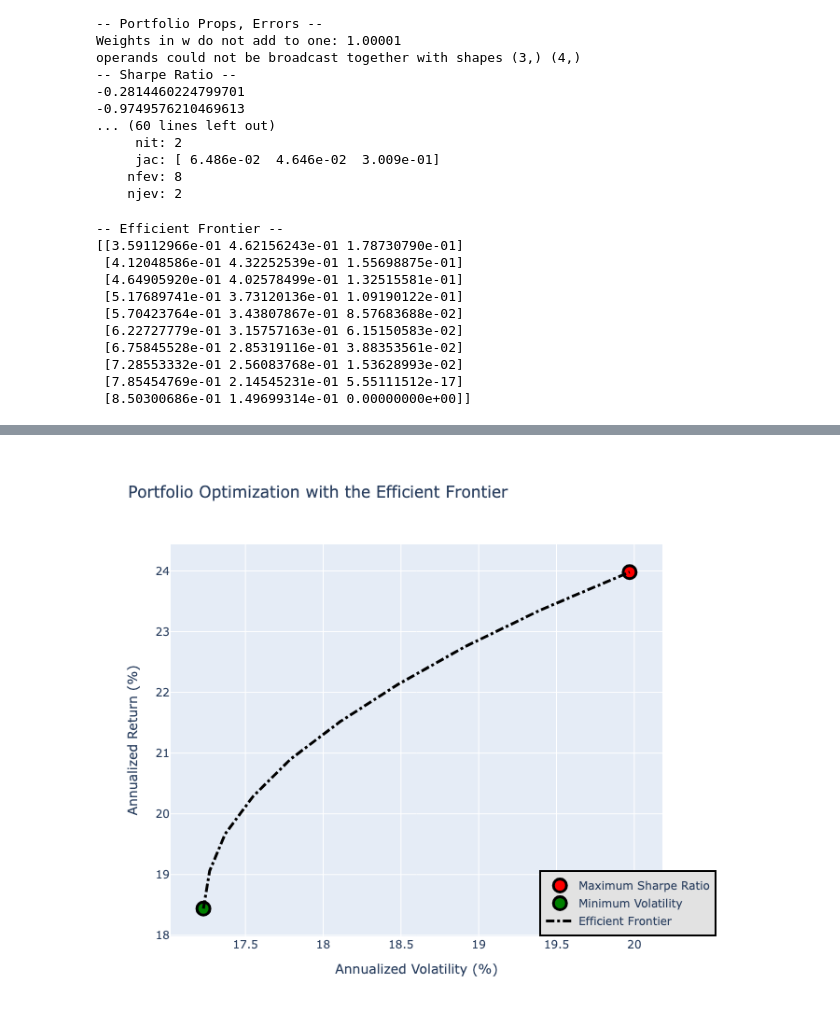
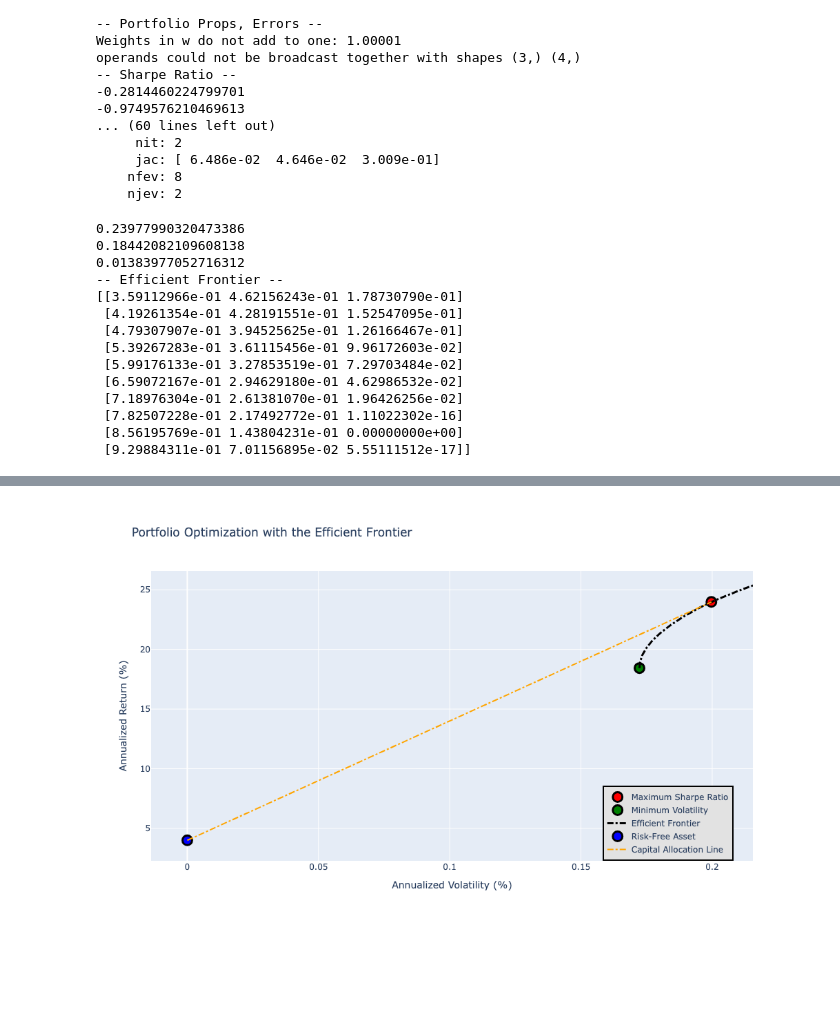
Before and after one commit to Rtasseff/condor_test, a Jupyter notebook: project/202411_refact_optWF.ipynb, the cells around one changed output, grey strips where cells are left out. Cells and saved outputs as stored; diff of their text form; code cells hidden in the pictures; blank space fills up the shorter version.

Commit message:
updated EF graph

```diff
--- a/project/202411_refact_optWF.ipynb
+++ b/project/202411_refact_optWF.ipynb
@@ -448,25 +448,50 @@ import plotly.graph_objects as go
 # Function to efficent frontier
 # get return seris to calculate over
 
-returnsEF = np.linspace(returnDispMin, returnSRMax, 10)
+print(returnSRMax)
+print(returnDispMin)
+delta = (returnSRMax-returnDispMin)/4
+print(delta)
 
+returnsEF = np.linspace(returnDispMin, returnSRMax+delta, 100)
 wEF,dispsEF = po.calc_efficient_frontier(returnExps, returnCoDispsSq, returnsEF, riskFreeRate=0.04, annualizeBy='M')
 print('-- Efficient Frontier --')
-print(wEF)
+print(wEF[range(0,100,10)])
 
 # we expectd a smooth transition from the
 # precalculated min disp weights to the
 # precalculated max SR weights and we got it
 # cehck
 
+relVol = np.sqrt(np.diagonal(returnCoDispsSq))/returnExps
 
+# Asset points
+asset_text = [
+    f"{sym}: Return: {round(ret * 100, 2)}%, Volatility: {round(vol * 100, 2)}%"
+    for sym, ret, vol in zip(syms, returnExps, relVol)
+]
+
+asset_points = go.Scatter(
+    name="Assets",
+    mode="markers",
+    x=[round(vol * 100, 2) for vol in relVol],
+    y=[round(ret * 100, 2) for ret in returnExps],
+    marker=dict(
+        color="gray",
+        size=14,
+        line=dict(
+            width=3,
+            color="black")),
+    text=asset_text,
+    hoverinfo='text'
+)
 #plot the efficient frontier
 
 # Max Sharpe Ratio trace
 MaxSharpeRatio = go.Scatter(
     name="Maximum Sharpe Ratio",
     mode="markers",
-    x=[round(dispSRMax * 100, 2)],
+    x=[dispSRMax],
     y=[round(returnSRMax * 100, 2)],
     marker=dict(
         color="red",
@@ -474,7 +499,7 @@ MaxSharpeRatio = go.Scatter(
         line=dict(
             width=3,
             color="black")),
-    text=[f"Return: {round(returnSRMax * 100, 2)}%, Volatility: {round(dispSRMax * 100, 2)}%<br>{allocationSRMax.to_string()}"],
+    text=[f"Return: {round(returnSRMax * 100, 2)}%, Volatility: {round(dispSRMax,2)} ({round((dispSRMax/returnSRMax) * 100, 2)}%)<br>{allocationSRMax.to_string()}"],
     hoverinfo='text'
 )
 
@@ -482,7 +507,7 @@ MaxSharpeRatio = go.Scatter(
 MinVol = go.Scatter(
     name="Minimum Volatility",
     mode="markers",
-    x=[round(dispDispMin * 100, 2)],
+    x=[dispDispMin],
     y=[round(returnDispMin * 100, 2)],
     marker=dict(
         color="green",
@@ -490,26 +515,29 @@ MinVol = go.Scatter(
         line=dict(
             width=3,
             color="black")),
-    text=[f"Return: {round(returnDispMin * 100, 2)}%, Volatility: {round(dispDispMin * 100, 2)}%<br>{allocationDispMin.to_string()}"],
+    text=[f"Return: {round(returnDispMin * 100, 2)}%, Volatility: {round(dispDispMin,2)} ({round((dispDispMin/returnDispMin) * 100, 2)}%)<br>{allocationDispMin.to_string()}"],
     hoverinfo='text'
 )
 
 # Efficient Frontier trace
 efficient_text = [
-    f"Return: {round(ret * 100, 2)}%, Volatility: {round(vol * 100, 2)}%<br>" +
+    f"Return: {round(ret * 100, 2)}%, Volatility: {round(vol,2)} ({round((vol/ret) * 100, 2)}%)<br>" +
     "<br>".join([f"{symbol}: {round(weight * 100, 2)}%" for symbol, weight in zip(syms, alloc)])
-    for ret, vol, alloc in zip(returnsEF, dispsEF, np.round(wEF,2)*100)
+    for ret, vol, alloc in zip(returnsEF, dispsEF, wEF)
 ]
+
 
 EF_curve = go.Scatter(
     name="Efficient Frontier",
     mode="lines",
-    x=[round(vol * 100, 2) for vol in dispsEF],
+    x=dispsEF,
     y=[round(ret * 100, 2) for ret in returnsEF],
     line=dict(color="black", width=3, dash="dashdot"),
     text=efficient_text,
     hoverinfo='text'
 )
+
+
 
 riskFreeRate = 0.04
 # Risk-Free Asset point
@@ -529,7 +557,7 @@ rf_point = go.Scatter(
 )
 
 # Capital Allocation Line (CAL)
-cal_x = [0, round(dispSRMax * 100, 2)]
+cal_x = [0, dispSRMax]
 cal_y = [riskFreeRate * 100, round(returnSRMax * 100, 2)]
 CAL = go.Scatter(
     name="Capital Allocation Line",
@@ -539,7 +567,7 @@ CAL = go.Scatter(
     line=dict(color="orange", width=2, dash="dashdot")
 )
 
-data = [MaxSharpeRatio, MinVol, EF_curve]
+data = [MaxSharpeRatio, MinVol, EF_curve, rf_point, CAL]
 
 
 
@@ -562,14 +590,17 @@ layout = go.Layout(
 fig = go.Figure(data=data, layout=layout)
 fig.show()
 # %% [output]
+0.23977990320473386
+0.18442082109608138
+0.01383977052716312
 -- Efficient Frontier --
 [[3.59112966e-01 4.62156243e-01 1.78730790e-01]
- [4.12048586e-01 4.32252539e-01 1.55698875e-01]
- [4.64905920e-01 4.02578499e-01 1.32515581e-01]
- [5.17689741e-01 3.73120136e-01 1.09190122e-01]
- [5.70423764e-01 3.43807867e-01 8.57683688e-02]
- [6.22727779e-01 3.15757163e-01 6.15150583e-02]
- [6.75845528e-01 2.85319116e-01 3.88353561e-02]
- [7.28553332e-01 2.56083768e-01 1.53628993e-02]
- [7.85454769e-01 2.14545231e-01 5.55111512e-17]
- [8.50300686e-01 1.49699314e-01 0.00000000e+00]]
+ [4.19261354e-01 4.28191551e-01 1.52547095e-01]
+ [4.79307907e-01 3.94525625e-01 1.26166467e-01]
+ [5.39267283e-01 3.61115456e-01 9.96172603e-02]
+ [5.99176133e-01 3.27853519e-01 7.29703484e-02]
+ [6.59072167e-01 2.94629180e-01 4.62986532e-02]
+ [7.18976304e-01 2.61381070e-01 1.96426256e-02]
+ [7.82507228e-01 2.17492772e-01 1.11022302e-16]
+ [8.56195769e-01 1.43804231e-01 0.00000000e+00]
+ [9.29884311e-01 7.01156895e-02 5.55111512e-17]]
@@ -577 +607 @@ fig.show()
-[figure, old version]
+[figure, new version]
```
Also changed, not shown: parts of 2 cells of this notebook.
